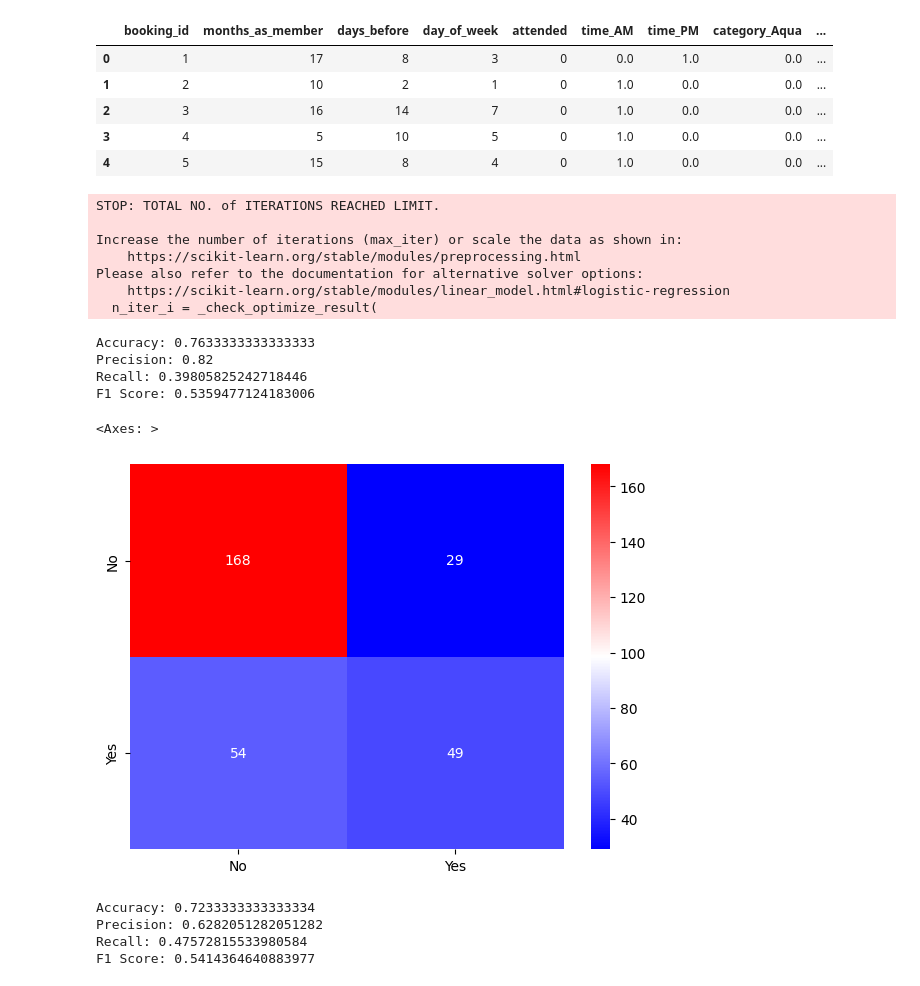
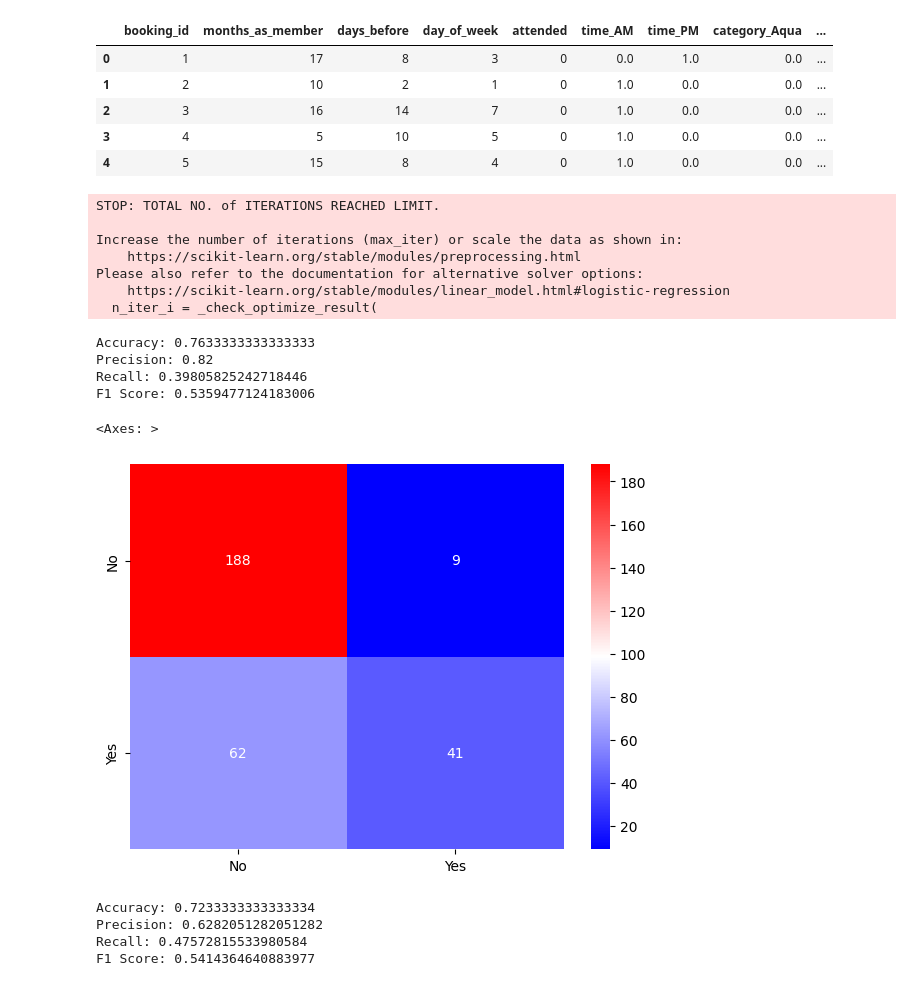
Before and after one commit to tanisaur/Fitness-Class-Prediction, a Jupyter notebook: Fitness_Class.ipynb, the cells around one changed output. Drawn from its saved outputs; the diff is of its cells as text; code cells hidden in the pictures.

```diff
--- a/Fitness_Class.ipynb
+++ b/Fitness_Class.ipynb
@@ -293,35 +293,40 @@ y = feat_df[['attended']]
 # %%
 # Split the data into training and testing sets
 X_train, X_test, y_train, y_test = train_test_split(X, y, test_size=0.2, random_state=42)
 
 # Initialize and fit the logistic regression model
 log_reg_model = LogisticRegression()
 log_reg_model.fit(X_train, y_train)
 
 # Predict on the test set
 y_pred = log_reg_model.predict(X_test)
 
 print("Accuracy:", accuracy_score(y_test, y_pred))
 print("Precision:", precision_score(y_test, y_pred))
 print("Recall:", recall_score(y_test, y_pred))
 print("F1 Score:", f1_score(y_test, y_pred))
 
+cm = metrics.confusion_matrix(y_test, y_pred,labels=[0, 1])
+
+df_cm = pd.DataFrame(cm, index = [i for i in ["No","Yes"]],
+                  columns = [i for i in ["No","Yes"]])
+
 plt.figure(figsize = (7,5))
-sns.heatmap(df_cm,cmap='bwr',annot=True ,fmt='g')
+sns.heatmap(df_cm, cmap='bwr',annot=True ,fmt='g')
 # %% [output]
 STOP: TOTAL NO. of ITERATIONS REACHED LIMIT.
 
 Increase the number of iterations (max_iter) or scale the data as shown in:
     https://scikit-learn.org/stable/modules/preprocessing.html
 Please also refer to the documentation for alternative solver options:
     https://scikit-learn.org/stable/modules/linear_model.html#logistic-regression
   n_iter_i = _check_optimize_result(
 Accuracy: 0.7633333333333333
 Precision: 0.82
 Recall: 0.39805825242718446
 F1 Score: 0.5359477124183006
 <Axes: >
-[figure, old version]
+[figure, new version]
 # %%
 from sklearn.ensemble import RandomForestClassifier
 from sklearn.metrics import accuracy_score
```
Also changed, not shown: parts of 3 cells of this notebook.
